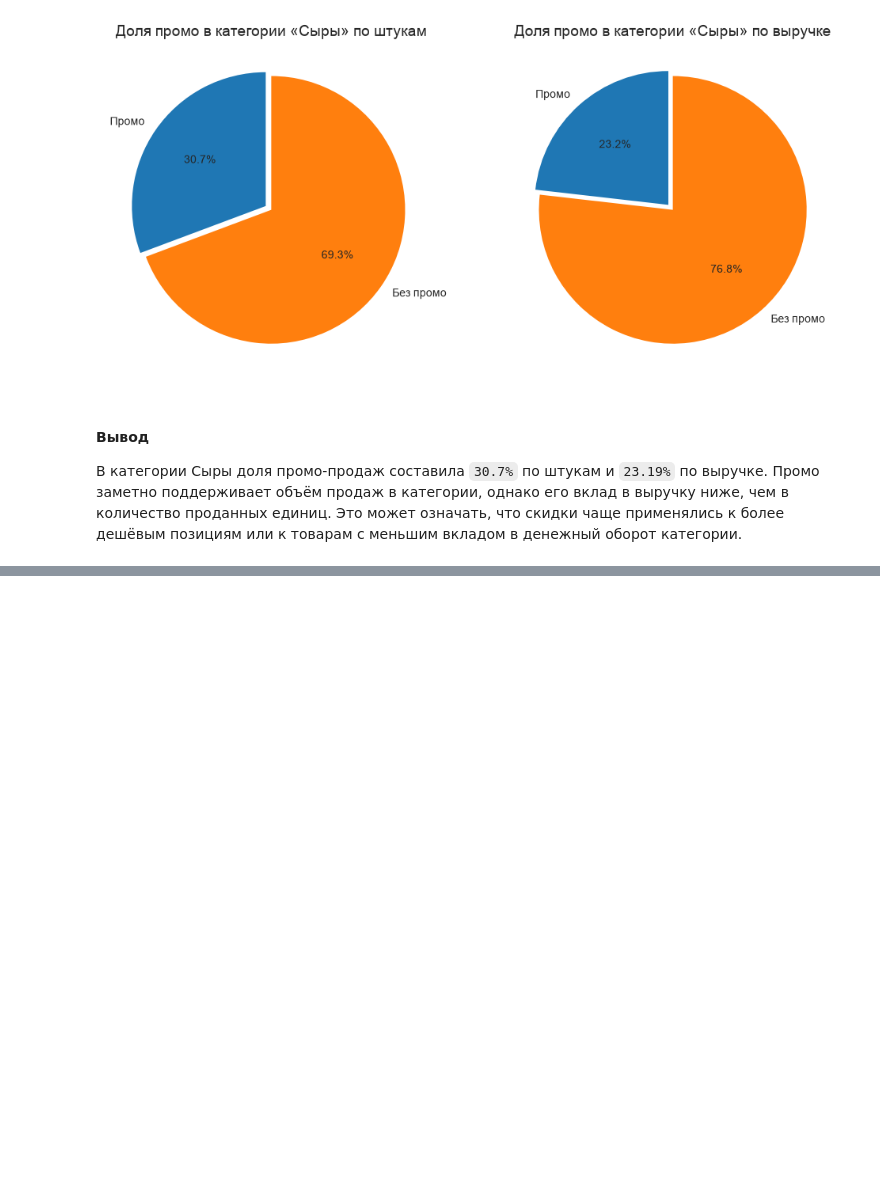
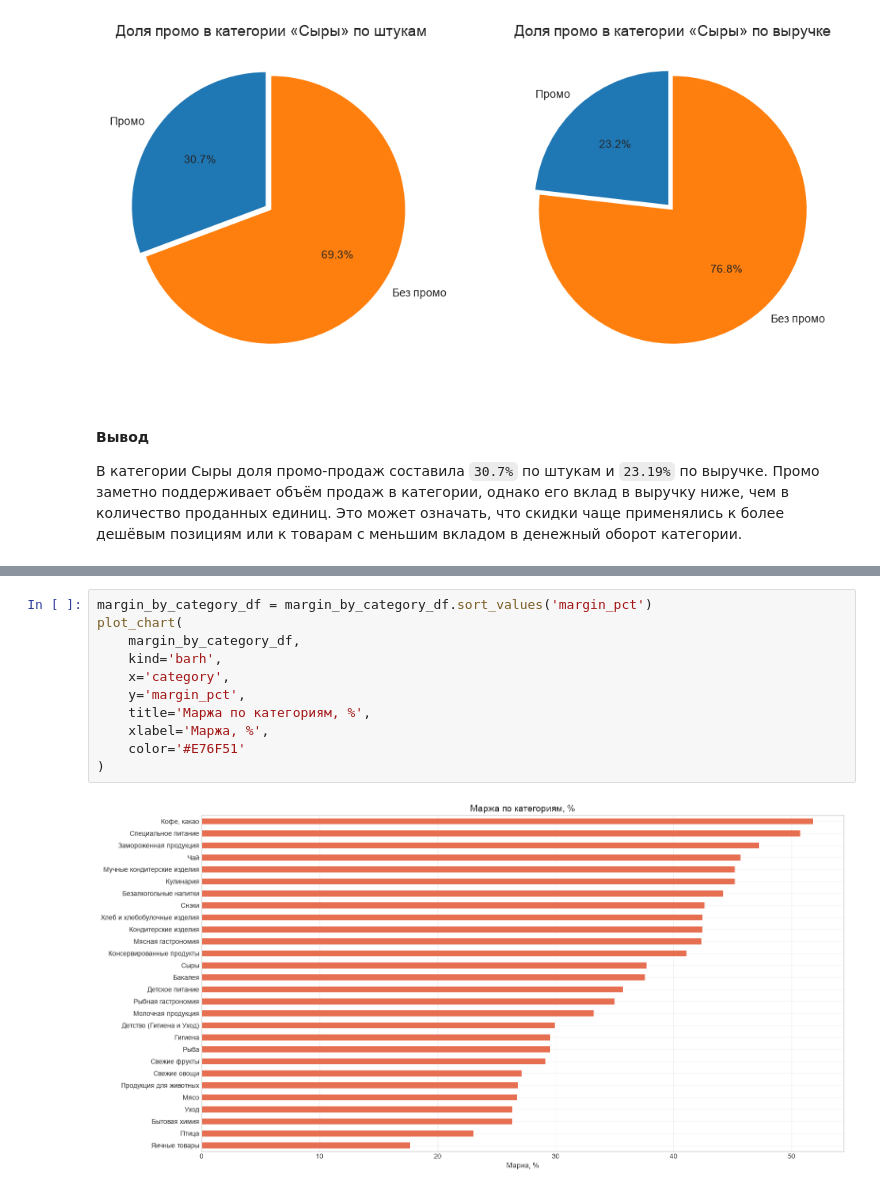
Before and after one commit to artkriukov/portfolio, a Jupyter notebook: grocery-category-analytics/grocery-category-analytics.ipynb, the cells around one changed output, grey strips where cells are left out. Drawn from its saved outputs; the diff is of its cells as text; blank space fills up the shorter version.

```diff
--- a/grocery-category-analytics/grocery-category-analytics.ipynb
+++ b/grocery-category-analytics/grocery-category-analytics.ipynb
@@ -376,0 +438,13 @@ plt.show()
+# %%
+margin_by_category_df = margin_by_category_df.sort_values('margin_pct')
+plot_chart(
+    margin_by_category_df,
+    kind='barh',
+    x='category',
+    y='margin_pct',
+    title='Маржа по категориям, %',
+    xlabel='Маржа, %',
+    color='#E76F51'
+)
+# %% [output]
+[figure, added]
```
Also changed, not shown: parts of 11 cells of this notebook.
